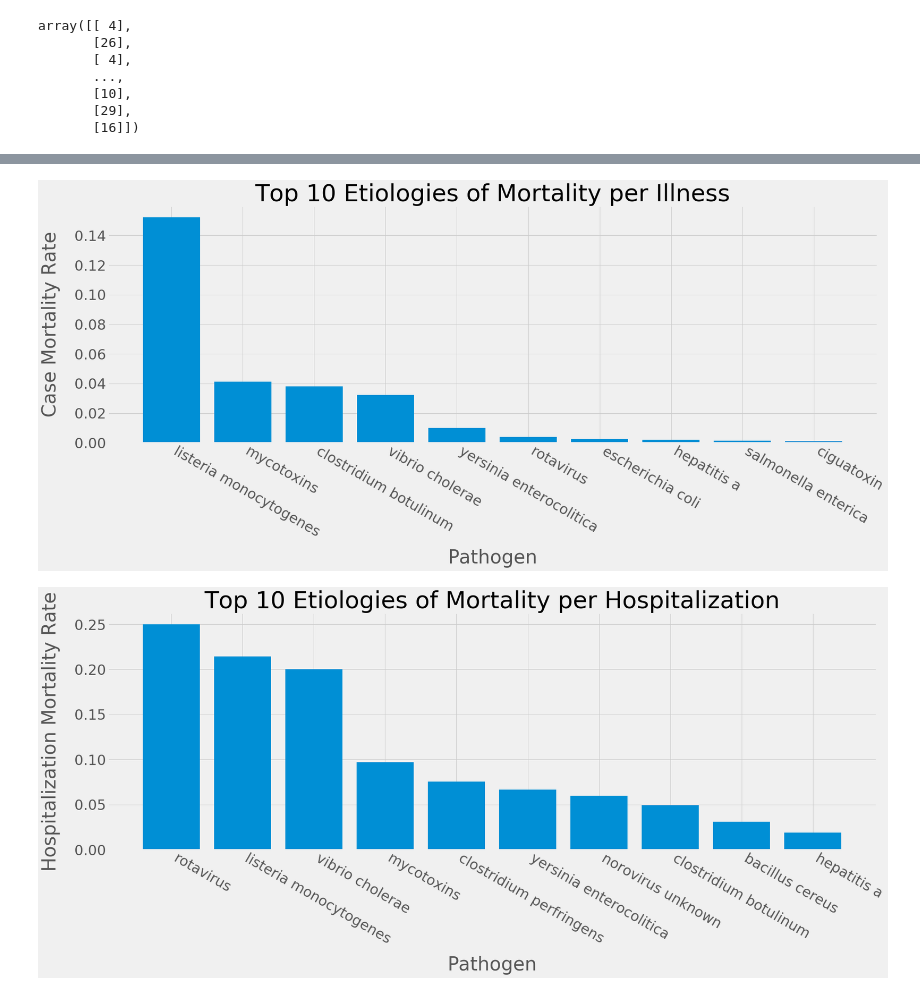
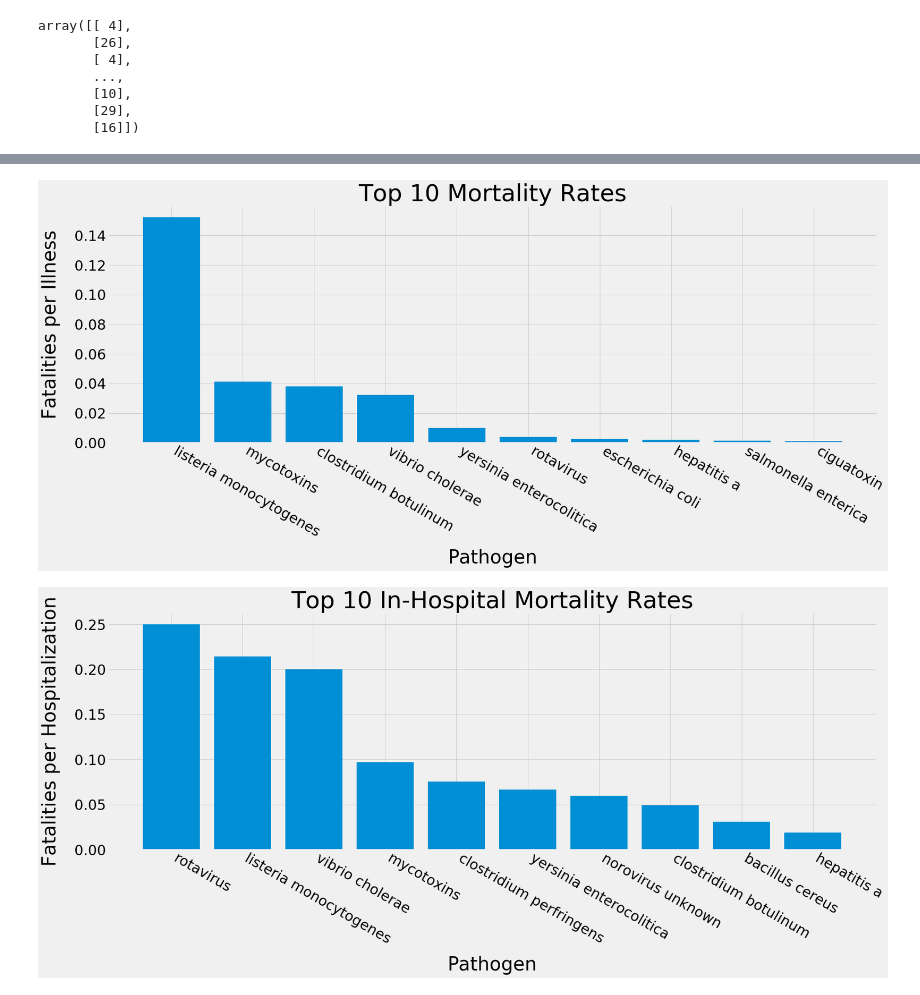
Before and after one commit to heathcliffs34/capstone_1, a Jupyter notebook: capstone1_severity.ipynb, the cells around one changed output, grey strips where cells are left out. Saved outputs shown, nothing was run; the diff lists cells and outputs as text; code cells hidden in the pictures.

```diff
--- a/capstone1_severity.ipynb
+++ b/capstone1_severity.ipynb
@@ -235,19 +235,19 @@ top_fatalities_per_illness1 = fatalities_per_illness1.sort_values(ascending=Fals
 # %%
 top = top_fatalities_per_illness1
 
 fig,ax = plt.subplots(figsize=(26,12))
 ax.bar(top[:10].index,top[:10])
 ax.set_xlabel('Pathogen', labelpad = 20, fontsize=40)
-ax.set_ylabel('Case Mortality Rate', fontsize=40, labelpad = 30)
-ax.set_title('Top 10 Etiologies of Mortality per Illness', fontsize=50)
+ax.set_ylabel('Fatalities per Illness', fontsize=40, labelpad = 30)
+ax.set_title('Top 10 Mortality Rates', fontsize=50)
 plt.style.use('fivethirtyeight')
 plt.xticks(fontsize=30, rotation=-30, ha='left')
 plt.yticks(fontsize=30)
-# plt.tight_layout
+plt.tight_layout
 plt.gcf().subplots_adjust(bottom=0.30)
 plt.savefig('figures/mortality_per_illness');
 # %% [output]
-[figure, old version]
+[figure, new version]
 # %%
 fatalities_per_hospitalization1 = fatalities1 / hospitalizations1
 top_fatalities_per_hospitalization1 = fatalities_per_hospitalization1.sort_values(ascending=False)
@@ -257,16 +257,16 @@ top = top_fatalities_per_hospitalization1
 fig,ax = plt.subplots(figsize=(26,12))
 ax.bar(top[:10].index,top[:10])
 ax.set_xlabel('Pathogen', labelpad = 20, fontsize=40)
-ax.set_ylabel('Hospitalization Mortality Rate', fontsize=40, labelpad = 30)
-ax.set_title('Top 10 Etiologies of Mortality per Hospitalization', fontsize=50)
+ax.set_ylabel('Fatalities per Hospitalization', fontsize=40, labelpad = 30)
+ax.set_title('Top 10 In-Hospital Mortality Rates', fontsize=50)
 plt.style.use('fivethirtyeight')
 plt.xticks(fontsize=30, rotation=-30, ha='left')
 plt.yticks(fontsize=30)
-# plt.tight_layout
+plt.tight_layout
 plt.gcf().subplots_adjust(bottom=0.30)
 plt.savefig('figures/mortality_per_hospitalization');
 # %% [output]
-[figure, old version]
+[figure, new version]
 # %%
 # Fatalities per illness and fatalities per hospitalization among top 10 etiologies leading to hospitalization
 # %%
```
Also changed, not shown: parts of 6 cells of this notebook, 9 other files.
